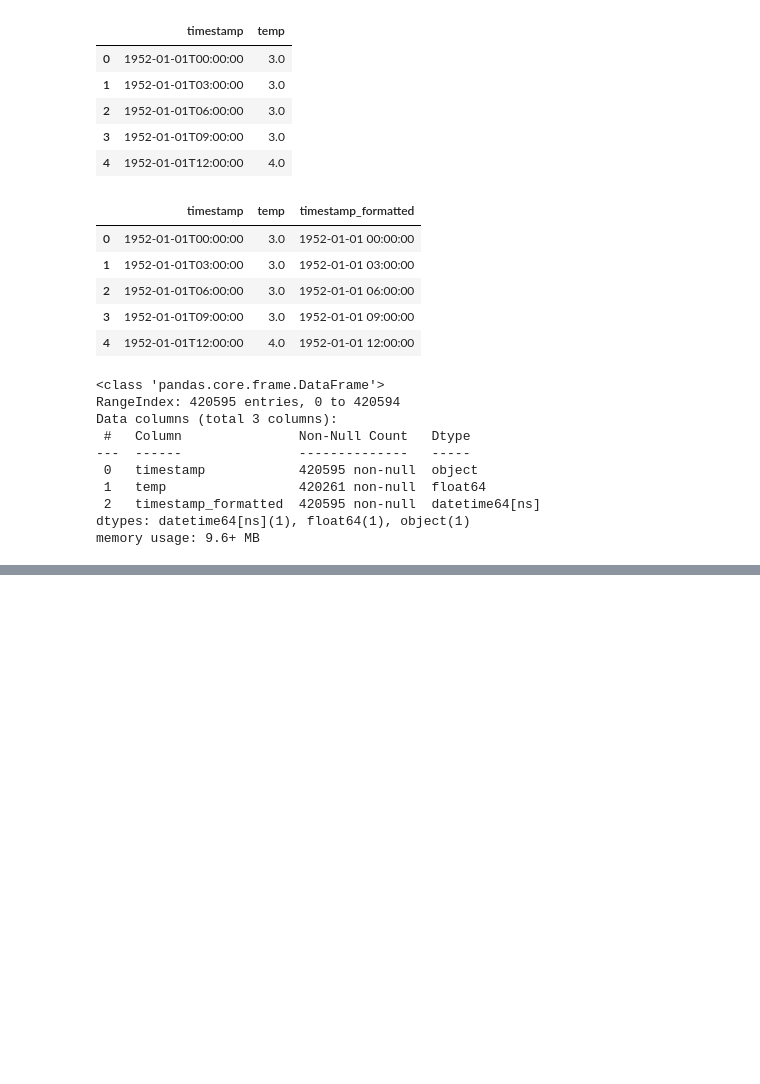
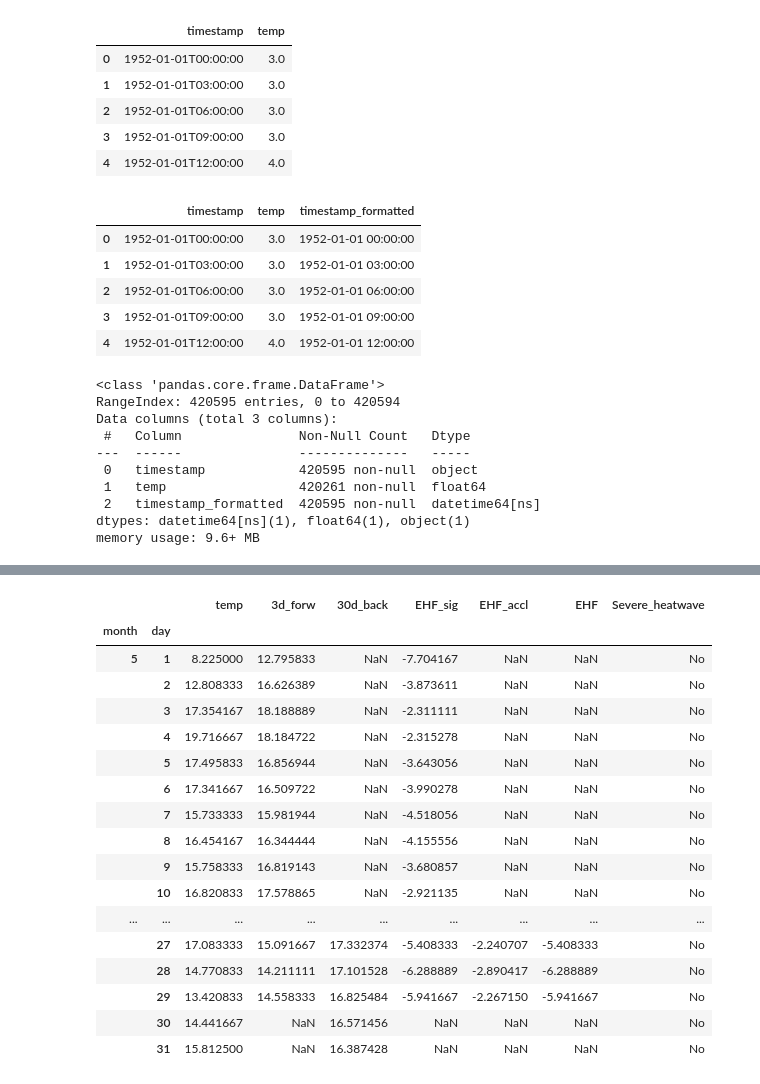
Before and after one commit to muuratjann/heatwave, a Jupyter notebook: Untitled.ipynb, the cells around one changed output, grey strips where cells are left out. Cells and saved outputs as stored; diff of their text form; code cells hidden in the pictures; blank space fills up the shorter version.

```diff
--- a/Untitled.ipynb
+++ b/Untitled.ipynb
@@ -342,0 +247,4 @@ Lie_na_night[Lie_na_night['missing_percent']==1]
+# %%
+T_95_Bru=scoreatpercentile(Brussels.set_index(['year', 'month', 'day']).groupby(level=[0, 1, 2])[['temp']].mean().values, 95)
+T_95_Ant=scoreatpercentile(Antwerp.set_index(['year', 'month', 'day']).groupby(level=[0, 1, 2])[['temp']].mean().values, 95)
+T_95_Lie=scoreatpercentile(Liege.set_index(['year', 'month', 'day']).groupby(level=[0, 1, 2])[['temp']].mean().values, 95)
@@ -342,0 +262,4 @@ Lie_na_night[Lie_na_night['missing_percent']==1]
+# %%
+Brussels=Brussels.set_index(['year', 'month', 'day']).dropna(axis=0).groupby(level=[0, 1, 2])[['temp']].mean()
+Antwerp=Antwerp.set_index(['year', 'month', 'day']).dropna(axis=0).groupby(level=[0, 1, 2])[['temp']].mean()
+Liege=Liege.set_index(['year', 'month', 'day']).dropna(axis=0).groupby(level=[0, 1, 2])[['temp']].mean()
@@ -342,0 +270,29 @@ Lie_na_night[Lie_na_night['missing_percent']==1]
+# %%
+EHI_85_Bru=scoreatpercentile(Brussels[Brussels['EHF']>0]['EHF'], 85)
+EHI_85_Ant=scoreatpercentile(Antwerp[Antwerp['EHF']>0]['EHF'], 85)
+EHI_85_Lie=scoreatpercentile(Liege[Liege['EHF']>0]['EHF'], 85)
+# %%
+Bru_summer['Severe_heatwave']=Bru_summer['EHF'].apply(lambda x: "Yes" if x>=EHI_85_Bru else "No")
+Ant_summer['Severe_heatwave']=Ant_summer['EHF'].apply(lambda x: "Yes" if x>=EHI_85_Ant else "No")
+Lie_summer['Severe_heatwave']=Lie_summer['EHF'].apply(lambda x: "Yes" if x>=EHI_85_Lie else "No")
+# %%
+Ant_summer.loc[2006, :, :].head(150)
+# %% [output]
+|  |  | temp | 3d_forw | 30d_back | EHF_sig | EHF_accl | EHF | Severe_heatwave |
+| month | day |  |  |  |  |  |  |  |
+| 5 | 1 | 8.225000 | 12.795833 | NaN | -7.704167 | NaN | NaN | No |
+|  | 2 | 12.808333 | 16.626389 | NaN | -3.873611 | NaN | NaN | No |
+|  | 3 | 17.354167 | 18.188889 | NaN | -2.311111 | NaN | NaN | No |
+|  | 4 | 19.716667 | 18.184722 | NaN | -2.315278 | NaN | NaN | No |
+|  | 5 | 17.495833 | 16.856944 | NaN | -3.643056 | NaN | NaN | No |
+|  | 6 | 17.341667 | 16.509722 | NaN | -3.990278 | NaN | NaN | No |
+|  | 7 | 15.733333 | 15.981944 | NaN | -4.518056 | NaN | NaN | No |
+|  | 8 | 16.454167 | 16.344444 | NaN | -4.155556 | NaN | NaN | No |
+|  | 9 | 15.758333 | 16.819143 | NaN | -3.680857 | NaN | NaN | No |
+|  | 10 | 16.820833 | 17.578865 | NaN | -2.921135 | NaN | NaN | No |
+| ... | ... | ... | ... | ... | ... | ... | ... | ... |
+|  | 27 | 17.083333 | 15.091667 | 17.332374 | -5.408333 | -2.240707 | -5.408333 | No |
+|  | 28 | 14.770833 | 14.211111 | 17.101528 | -6.288889 | -2.890417 | -6.288889 | No |
+|  | 29 | 13.420833 | 14.558333 | 16.825484 | -5.941667 | -2.267150 | -5.941667 | No |
+|  | 30 | 14.441667 | NaN | 16.571456 | NaN | NaN | NaN | No |
+|  | 31 | 15.812500 | NaN | 16.387428 | NaN | NaN | NaN | No |
```
Also changed, not shown: parts of 71 cells of this notebook.
